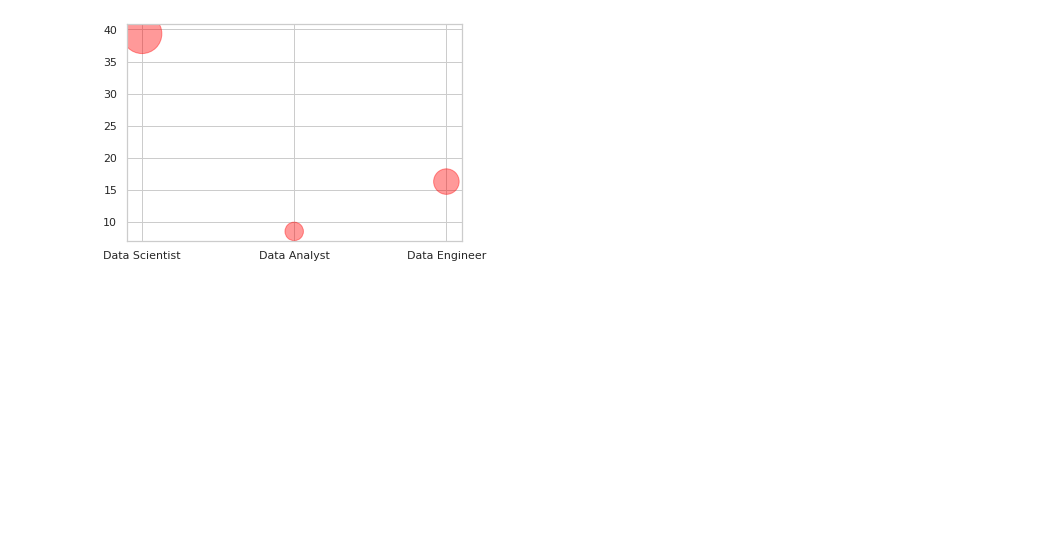
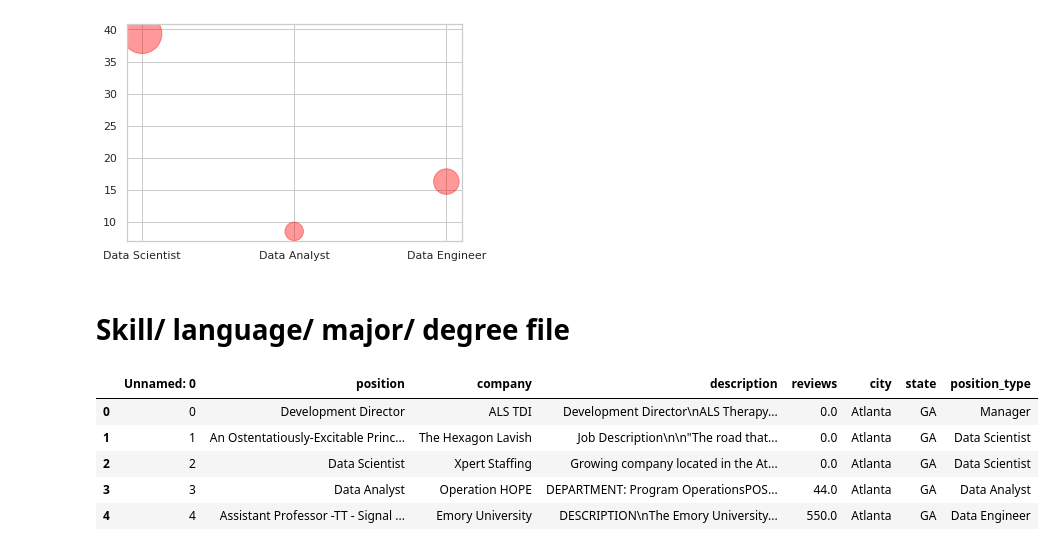
Before and after one commit to youming-qiu/BA888-Team3, a Jupyter notebook: DS_Job_Market_Dataset_Cleaning_+_Basic_Text_Analysis.ipynb, the cells around one changed output. Drawn from its saved outputs; the diff is of its cells as text; code cells hidden in the pictures; blank space fills up the shorter version.

```diff
--- a/DS_Job_Market_Dataset_Cleaning_+_Basic_Text_Analysis.ipynb
+++ b/DS_Job_Market_Dataset_Cleaning_+_Basic_Text_Analysis.ipynb
@@ -1068,3 +1068,5 @@ plt.scatter(t5.type, t5.phd, s=t5.phd*40, c="red", alpha=0.4)
 # %% [output]
 <matplotlib.collections.PathCollection at 0x...>
 [figure]
+# %% [markdown]
+# Skill/ language/ major/ degree file
@@ -1070,0 +1080,12 @@ plt.scatter(t5.type, t5.phd, s=t5.phd*40, c="red", alpha=0.4)
+# %%
+df = pd.read_excel("alldata1.xlsx")
+df['reviews'] = df['reviews'].fillna(0) #replace null values with 0.
+df = df.dropna(axis=0, how = 'any') #remove rows with all null values
+df.head()
+# %% [output]
+|  | Unnamed: 0 | position | company | description | reviews | city | state | position_type |
+| 0 | 0 | Development Director | ALS TDI | Development Director\nALS Therapy... | 0.0 | Atlanta | GA | Manager |
+| 1 | 1 | An Ostentatiously-Excitable Princ... | The Hexagon Lavish | Job Description\n\n"The road that... | 0.0 | Atlanta | GA | Data Scientist |
+| 2 | 2 | Data Scientist | Xpert Staffing | Growing company located in the At... | 0.0 | Atlanta | GA | Data Scientist |
+| 3 | 3 | Data Analyst | Operation HOPE | DEPARTMENT: Program OperationsPOS... | 44.0 | Atlanta | GA | Data Analyst |
+| 4 | 4 | Assistant Professor -TT - Signal ... | Emory University | DESCRIPTION\nThe Emory University... | 550.0 | Atlanta | GA | Data Engineer |
```
Also changed, not shown: parts of 27 cells of this notebook.
